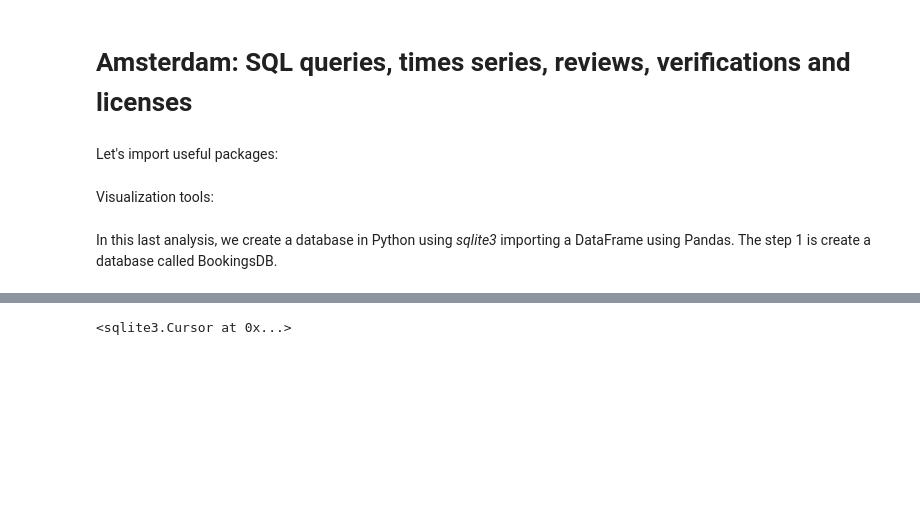
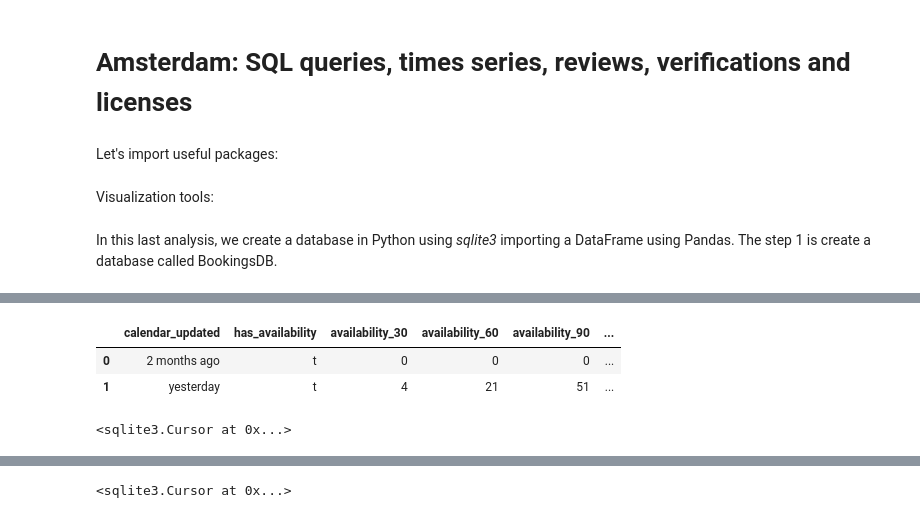
Before and after one commit to Daesparz/airbnb_amsterdam, a Jupyter notebook: Data_analysis/analysis_calendars_time_series.ipynb, the cells around one changed output, grey strips where cells are left out. Cells and saved outputs as stored; diff of their text form; code cells hidden in the pictures; blank space fills up the shorter version.

```diff
--- a/Data_analysis/analysis_calendars_time_series.ipynb
+++ b/Data_analysis/analysis_calendars_time_series.ipynb
@@ -33,2 +46,18 @@ read_listing = pd.read_csv('../Data/raw/listings.csv.gz',
+# %%
+read_listing.loc[:, 'calendar_updated': 'calendar_last_scraped'].head(2)
+# %% [output]
+|  | calendar_updated | has_availability | availability_30 | availability_60 | availability_90 | ... |
+| 0 | 2 months ago | t | 0 | 0 | 0 | ... |
+| 1 | yesterday | t | 4 | 21 | 51 | ... |
 # %%
 read_listing.to_sql('LISTINGS', conn, if_exists='append', index = False) # Insert the values from the csv file into the table 'CLIENTS'
+# %%
+c.execute('''
+        SELECT calendar_updated, COUNT(*)
+        FROM LISTINGS
+        GROUP BY calendar_updated
+        HAVING COUNT(*) > 500
+        ORDER BY COUNT(*) DESC
+''')
+# %% [output]
+<sqlite3.Cursor at 0x...>
```
Also changed, not shown: parts of 9 cells of this notebook.
